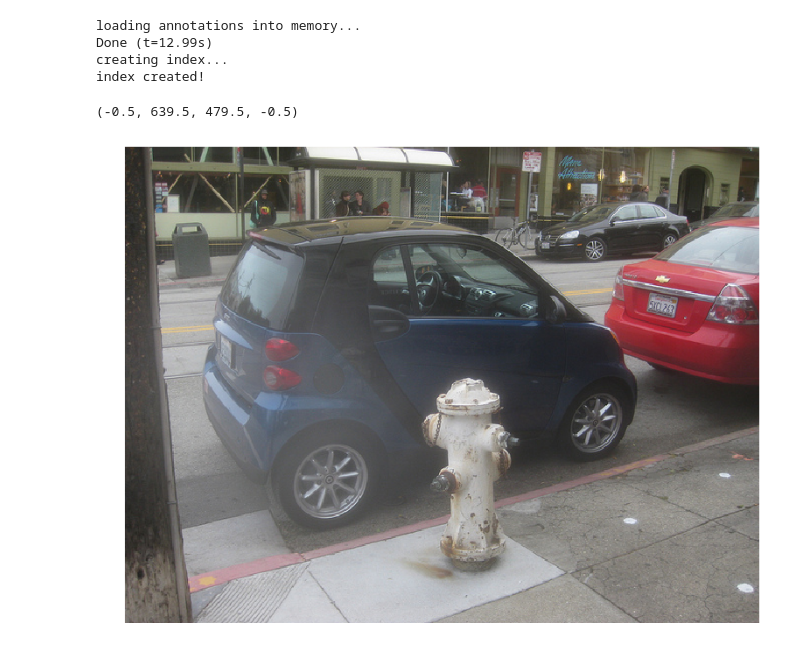
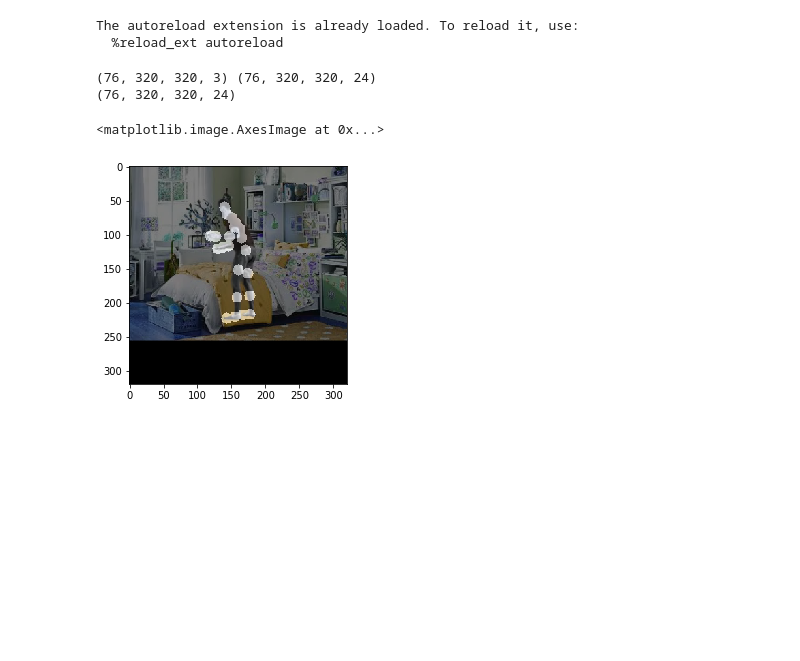
Before and after one commit to Naykira/personlab, a Jupyter notebook: Untitled1.ipynb, the cells around one changed output. Drawn from its saved outputs; the diff is of its cells as text; code cells hidden in the pictures; blank space fills up the shorter version.

Commit message:
surreal

```diff
--- a/Untitled1.ipynb
+++ b/Untitled1.ipynb
@@ -1,36 +1,37 @@
-# %%
-import config
-import random
-import tensorflow as tf
-import numpy as np
-import cv2 as cv
-from pycocotools.coco import COCO
-import skimage.io as io
-import matplotlib.pyplot as plt
-import pylab
-
-ann_file = '../KerasPersonLab/ANNO_FILE/person_keypoints_train2017.json'
-img_dir = '../KerasPersonLab/IMG_DIR/train2017/'
-coco = COCO(ann_file)
-cat_ids = coco.getCatIds(catNms=['person'])
-img_ids = coco.getImgIds(catIds=cat_ids)
-img_infos = coco.loadImgs(img_ids)
-# %% [output]
-loading annotations into memory...
-Done (t=12.99s)
-creating index...
-index created!
-# %%
-idx = 333
-img_info = img_infos[idx]
-img_id = img_info['id']
-img_path = img_dir + '/' + img_info['file_name']
-ann_ids = coco.getAnnIds(imgIds=img_id, catIds=cat_ids)
-anns = coco.loadAnns(ann_ids)
-
-I = io.imread(img_info['coco_url'])
-plt.imshow(I)
-plt.axis('off')
-# %% [output]
-(-0.5, 639.5, 479.5, -0.5)
-[figure, removed]
+# %%
+%load_ext autoreload
+%autoreload
+import surreal
+import config
+
+for x in surreal.load():
+    img, hm, so_x, so_y, mo_x, mo_y, kp_list = x
+    break
+# %% [output]
+The autoreload extension is already loaded. To reload it, use:
+  %reload_ext autoreload
+# %%
+from matplotlib import pyplot as plt
+from plot import *
+import numpy as np
+print(np.array(img).shape, np.array(hm).shape)
+print(np.array(so_x).shape)
+def overlay(img, over, alpha=0.5):
+    out = img.copy()
+    if img.max() > 1.:
+        out = out / 255.
+    out *= 1-alpha
+    if len(over.shape)==2:
+        out += alpha*over[:,:,np.newaxis]
+    else:
+        out += alpha*over
+    return out
+
+idx = 1
+plt.figure()
+plt.imshow(overlay(img[idx], np.max(hm[idx], axis=-1), alpha=0.5))
+# %% [output]
+(76, 320, 320, 3) (76, 320, 320, 24)
+(76, 320, 320, 24)
+<matplotlib.image.AxesImage at 0x...>
+[figure, added]
```
Also changed, not shown: parts of 5 cells of this notebook, 5 other files.
